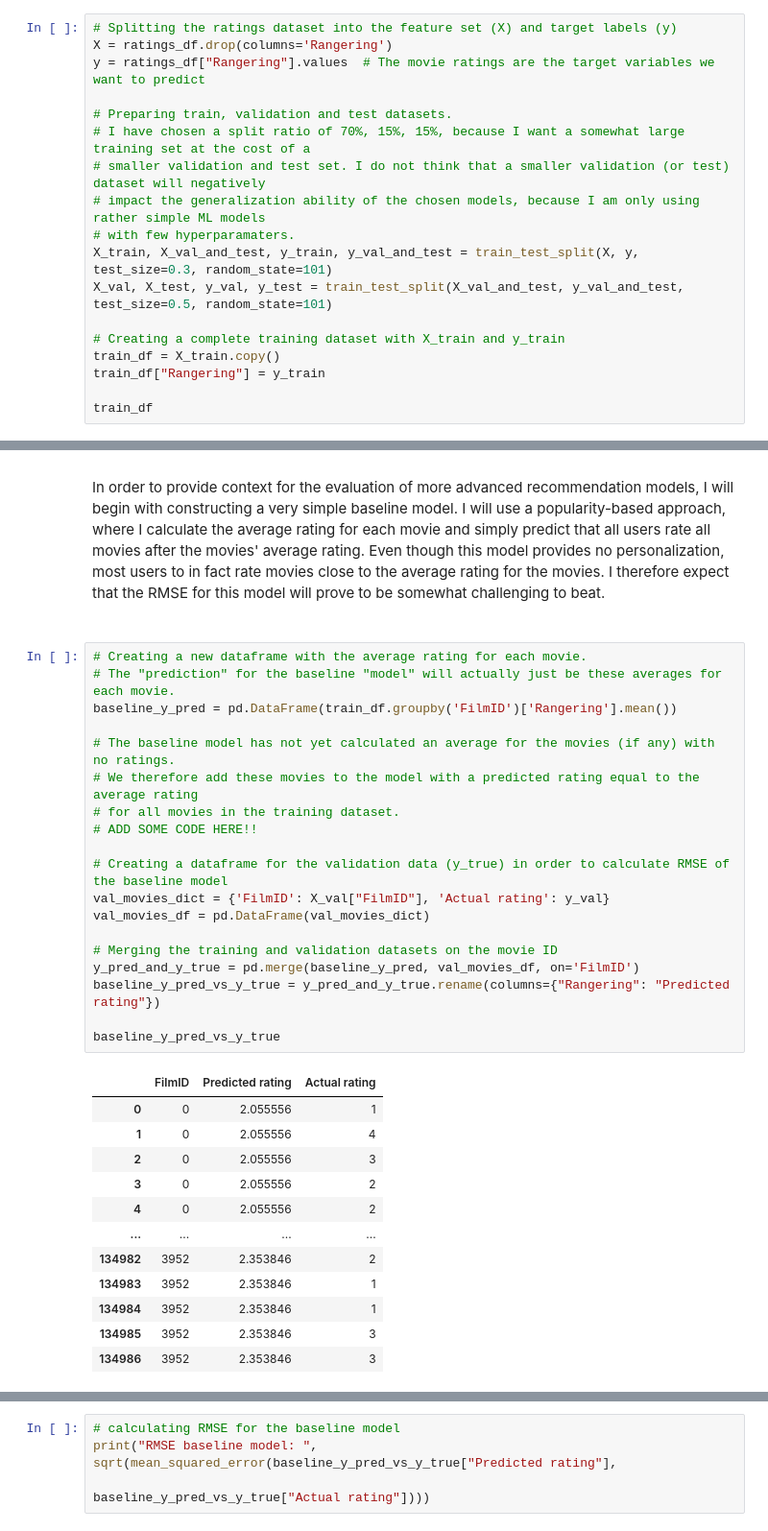
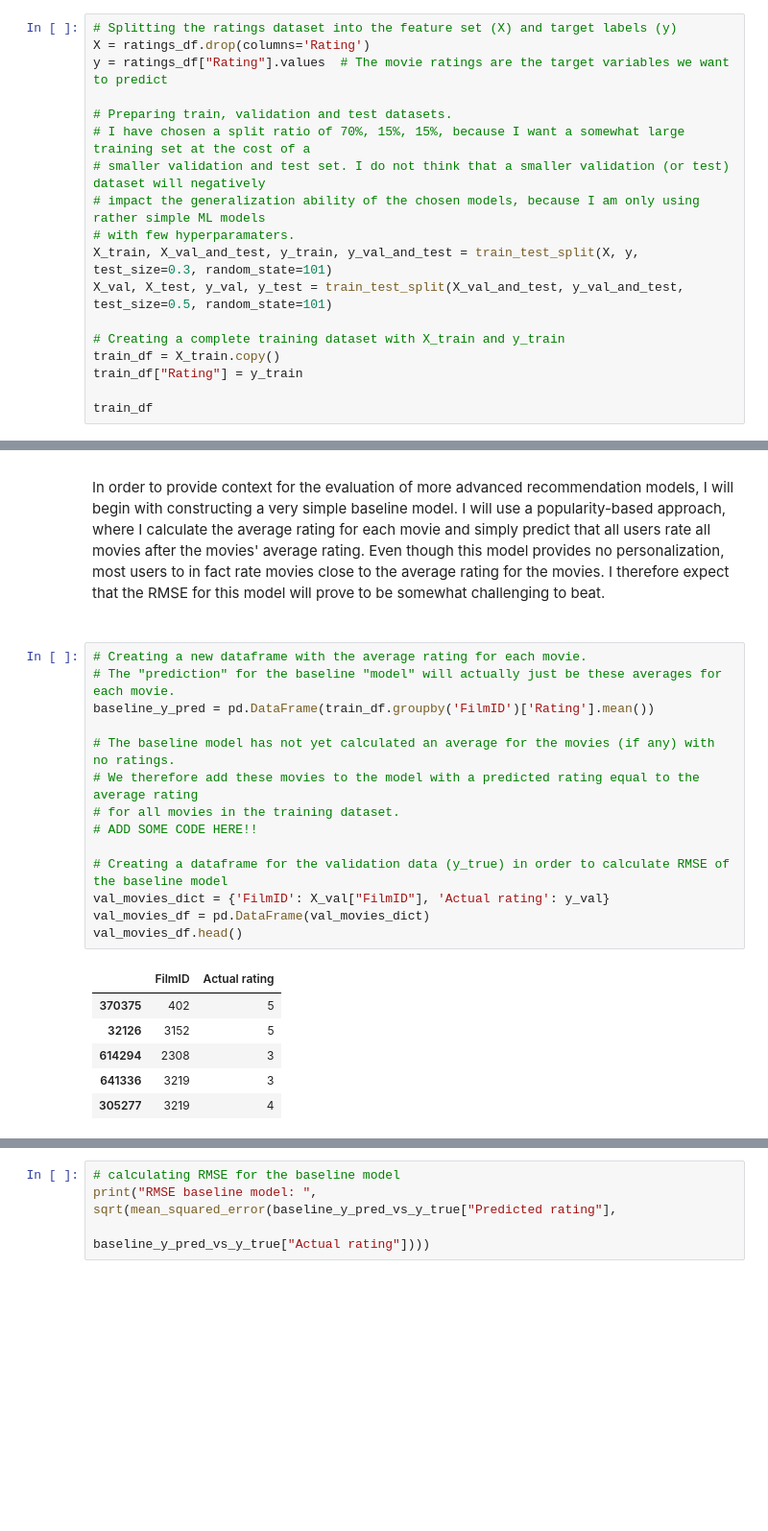
Before and after one commit to Hmzkhnswt/Hybrid-Recommendation-System, a Jupyter notebook: analysis-and-modelling.ipynb, the cells around one changed output, grey strips where cells are left out. Shown: that part at 96% size. Cells and saved outputs as stored; diff of their text form; blank space fills up the shorter version.

Commit message:
Updated the baseline model for ratings

```diff
--- a/analysis-and-modelling.ipynb
+++ b/analysis-and-modelling.ipynb
@@ -504,8 +504,8 @@ plt.show()
 ### <a id="splitting-the-dataset"></a>2.1) Splitting the Dataset
 # %%
 # Splitting the ratings dataset into the feature set (X) and target labels (y)
-X = ratings_df.drop(columns='Rangering')
-y = ratings_df["Rangering"].values  # The movie ratings are the target variables we want to predict
+X = ratings_df.drop(columns='Rating')
+y = ratings_df["Rating"].values  # The movie ratings are the target variables we want to predict
 
 # Preparing train, validation and test datasets.
 # I have chosen a split ratio of 70%, 15%, 15%, because I want a somewhat large training set at the cost of a
@@ -517,7 +517,7 @@ X_val, X_test, y_val, y_test = train_test_split(X_val_and_test, y_val_and_test,
 
 # Creating a complete training dataset with X_train and y_train
 train_df = X_train.copy()
-train_df["Rangering"] = y_train
+train_df["Rating"] = y_train
 
 train_df
 # %% [output]
@@ -542,32 +542,21 @@ In order to provide context for the evaluation of more advanced recommendation m
 # %%
 # Creating a new dataframe with the average rating for each movie.
 # The "prediction" for the baseline "model" will actually just be these averages for each movie.
-baseline_y_pred = pd.DataFrame(train_df.groupby('FilmID')['Rangering'].mean())
+baseline_y_pred = pd.DataFrame(train_df.groupby('FilmID')['Rating'].mean())
 
 # The baseline model has not yet calculated an average for the movies (if any) with no ratings.
 # We therefore add these movies to the model with a predicted rating equal to the average rating
 # for all movies in the training dataset.
 # ADD SOME CODE HERE!!
 
 # Creating a dataframe for the validation data (y_true) in order to calculate RMSE of the baseline model
 val_movies_dict = {'FilmID': X_val["FilmID"], 'Actual rating': y_val}
 val_movies_df = pd.DataFrame(val_movies_dict)
-
-# Merging the training and validation datasets on the movie ID
-y_pred_and_y_true = pd.merge(baseline_y_pred, val_movies_df, on='FilmID')
-baseline_y_pred_vs_y_true = y_pred_and_y_true.rename(columns={"Rangering": "Predicted rating"})
-
-baseline_y_pred_vs_y_true
+val_movies_df.head()
 # %% [output]
-|  | FilmID | Predicted rating | Actual rating |
-| 0 | 0 | 2.055556 | 1 |
-| 1 | 0 | 2.055556 | 4 |
-| 2 | 0 | 2.055556 | 3 |
-| 3 | 0 | 2.055556 | 2 |
-| 4 | 0 | 2.055556 | 2 |
-| ... | ... | ... | ... |
-| 134982 | 3952 | 2.353846 | 2 |
-| 134983 | 3952 | 2.353846 | 1 |
-| 134984 | 3952 | 2.353846 | 1 |
-| 134985 | 3952 | 2.353846 | 3 |
-| 134986 | 3952 | 2.353846 | 3 |
+|  | FilmID | Actual rating |
+| 370375 | 402 | 5 |
+| 32126 | 3152 | 5 |
+| 614294 | 2308 | 3 |
+| 641336 | 3219 | 3 |
+| 305277 | 3219 | 4 |
```
Also changed, not shown: parts of 5 cells of this notebook.
